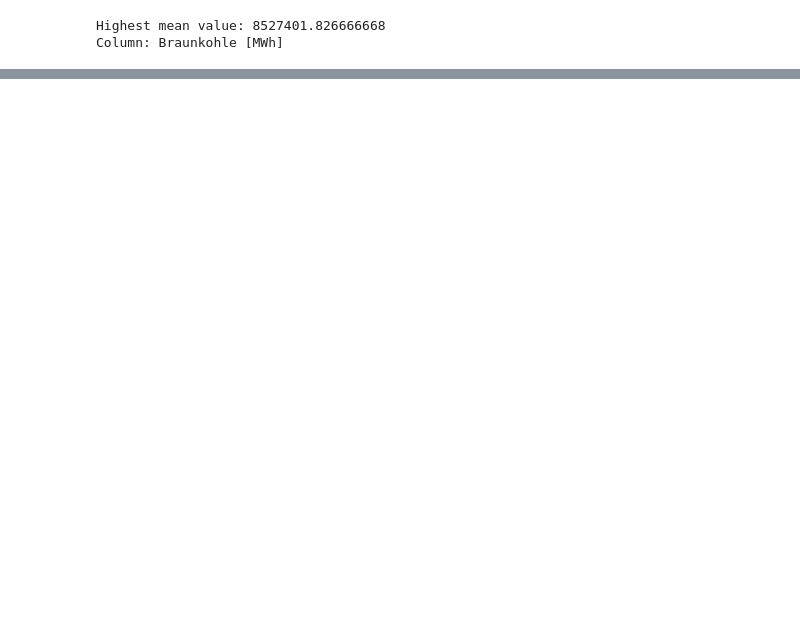
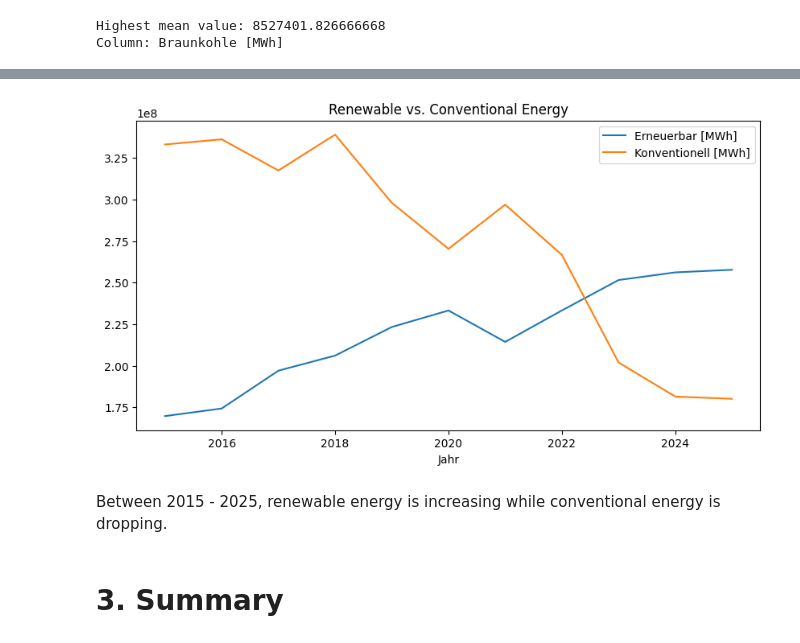
Before and after one commit to Yoem29/Energy-Development-Germany, a Jupyter notebook: notebooks/EDA.ipynb, the cells around one changed output, grey strips where cells are left out. Cells and saved outputs as stored; diff of their text form; code cells hidden in the pictures; blank space fills up the shorter version.

```diff
--- a/notebooks/EDA.ipynb
+++ b/notebooks/EDA.ipynb
@@ -165,0 +183,9 @@ Column: Braunkohle [MWh]
+# %%
+energy_columns = [
+        "Biomasse [MWh]", "Wasserkraft [MWh]", "Wind Offshore [MWh]", "Wind Onshore [MWh]", "Photovoltaik [MWh]",
+        "Sonstige Erneuerbare [MWh]", "Kernenergie [MWh]", "Braunkohle [MWh]", "Steinkohle [MWh]", "Erdgas [MWh]",
+        "Pumpspeicher [MWh]", "Sonstige Konventionelle [MWh]"
+]
+
+df_yearly = df.groupby("Jahr")[energy_columns].sum().reset_index()
+df_yearly
@@ -165,0 +205,20 @@ Column: Braunkohle [MWh]
+# %%
+renewable_columns = [
+    "Biomasse [MWh]", "Wasserkraft [MWh]", "Wind Offshore [MWh]",
+    "Wind Onshore [MWh]", "Photovoltaik [MWh]", "Sonstige Erneuerbare [MWh]"
+]
+
+conventional_columns = [
+    "Kernenergie [MWh]", "Braunkohle [MWh]", "Steinkohle [MWh]",
+    "Erdgas [MWh]", "Pumpspeicher [MWh]", "Sonstige Konventionelle [MWh]"
+]
+
+df_yearly["Erneuerbar [MWh]"] = df_yearly[renewable_columns].sum(axis=1)
+df_yearly["Konventionell [MWh]"] = df_yearly[conventional_columns].sum(axis=1)
+
+df_yearly.set_index("Jahr")[["Erneuerbar [MWh]", "Konventionell [MWh]"]].plot(figsize=(10, 5), title="Renewable vs. Conventional Energy")
+plt.show()
+# %% [output]
+[figure, added]
+# %% [markdown]
+Between 2015 - 2025, renewable energy is increasing while conventional energy is dropping.
@@ -165,0 +227,2 @@ Column: Braunkohle [MWh]
+# %% [markdown]
+# 3. Summary
```
Also changed, not shown: parts of 14 cells of this notebook.
